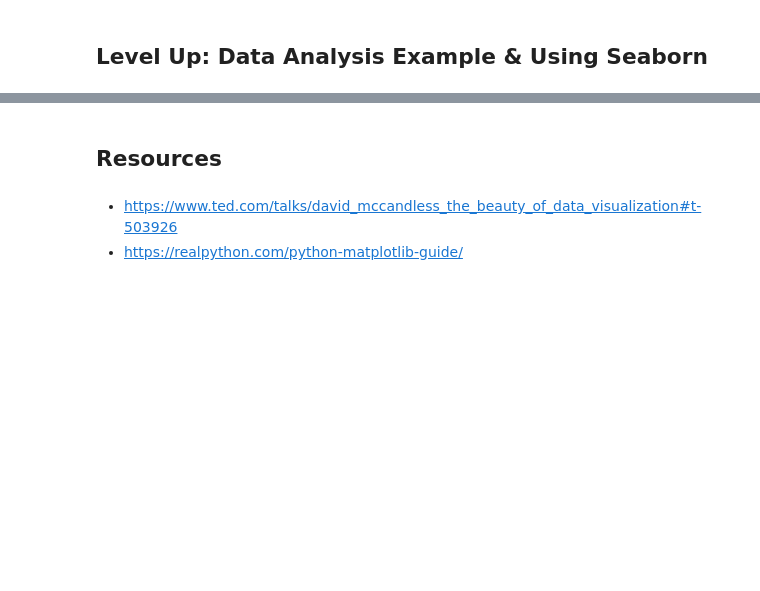
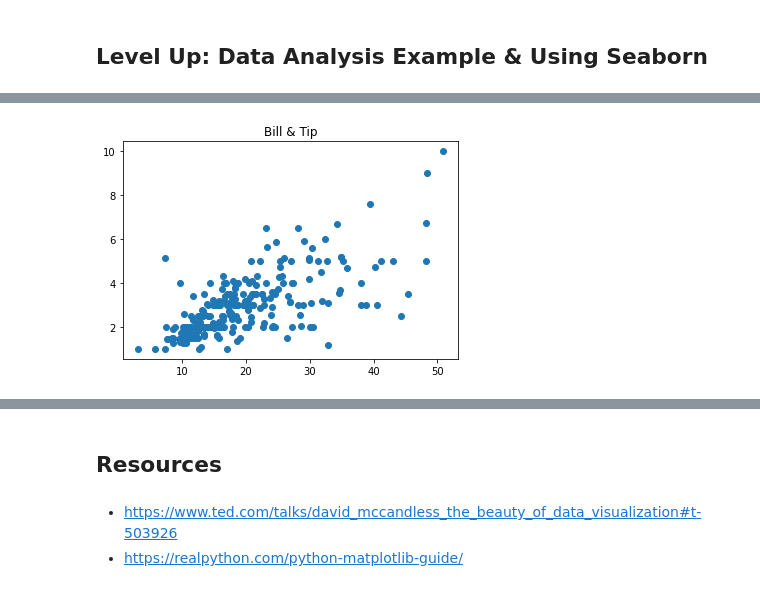
Before and after one commit to jayce7376/data_viz_exercise, a Jupyter notebook: Data_Viz.ipynb, the cells around one changed output, grey strips where cells are left out. Cells and saved outputs as stored; diff of their text form; code cells hidden in the pictures; blank space fills up the shorter version.

```diff
--- a/Data_Viz.ipynb
+++ b/Data_Viz.ipynb
@@ -58,2 +80,23 @@ tips.head()
+# %%
+# visualize the relationship between bill and tip
+
+# your code here
+
+fig, axes = plt.subplots()
+axes.scatter(x = tips.total_bill, y = tips.tip)
+axes.set_title("Bill & Tip");
+
+
+#bill_tip = tips[['total_bill', 'tip']]
+
+#bill = tips.total_bill
+#tip = tips.tip
+
+#fig, ax = plt.subplots()
+
+#ax.scatter(bill, tip)
+#ax.set_title("Bill & Tip");
+# %% [output]
+[figure, added]
 # %%
 # visualize the average tips men vs women pay - what's the appropriate plot?
```
Also changed, not shown: parts of 10 cells of this notebook.
